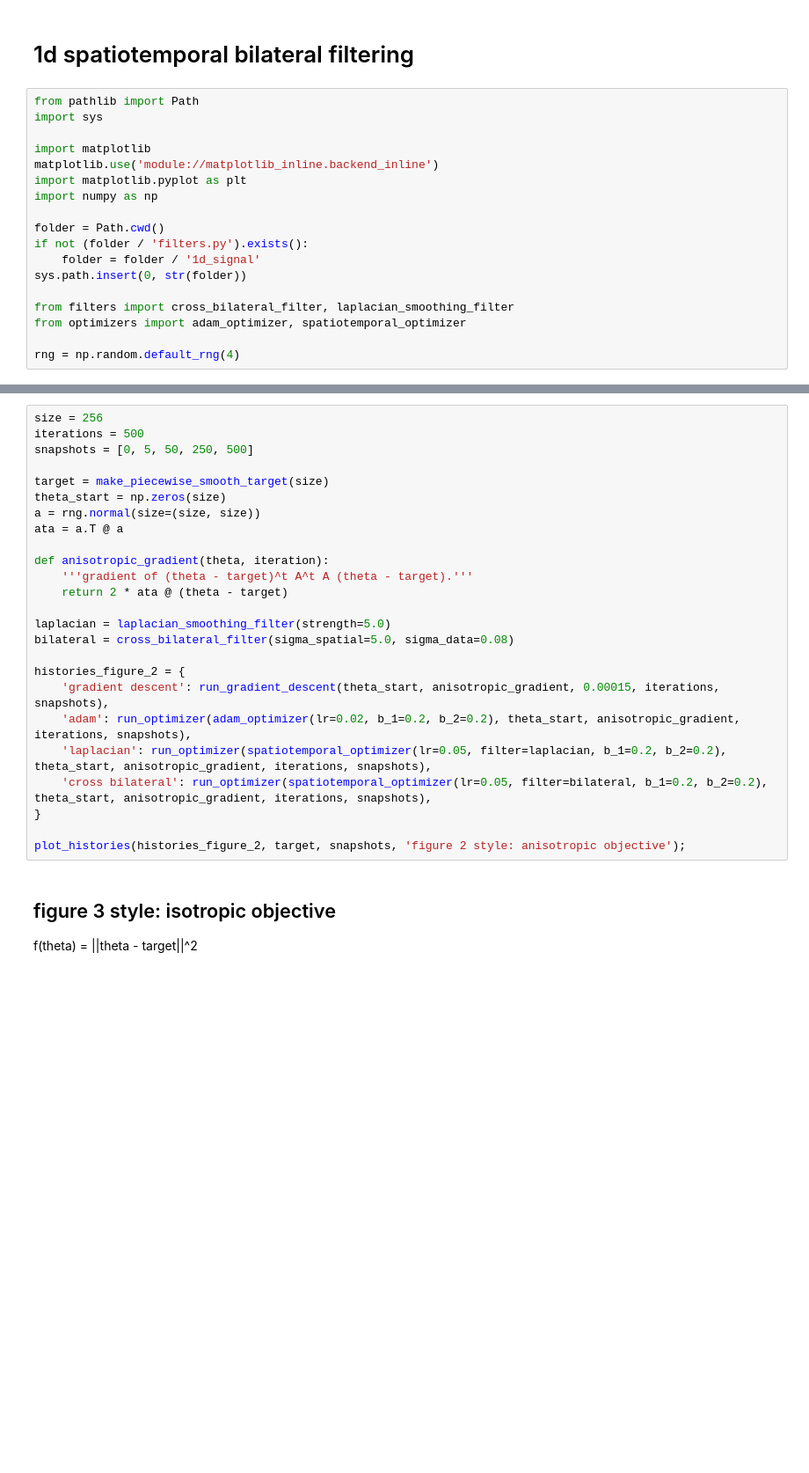
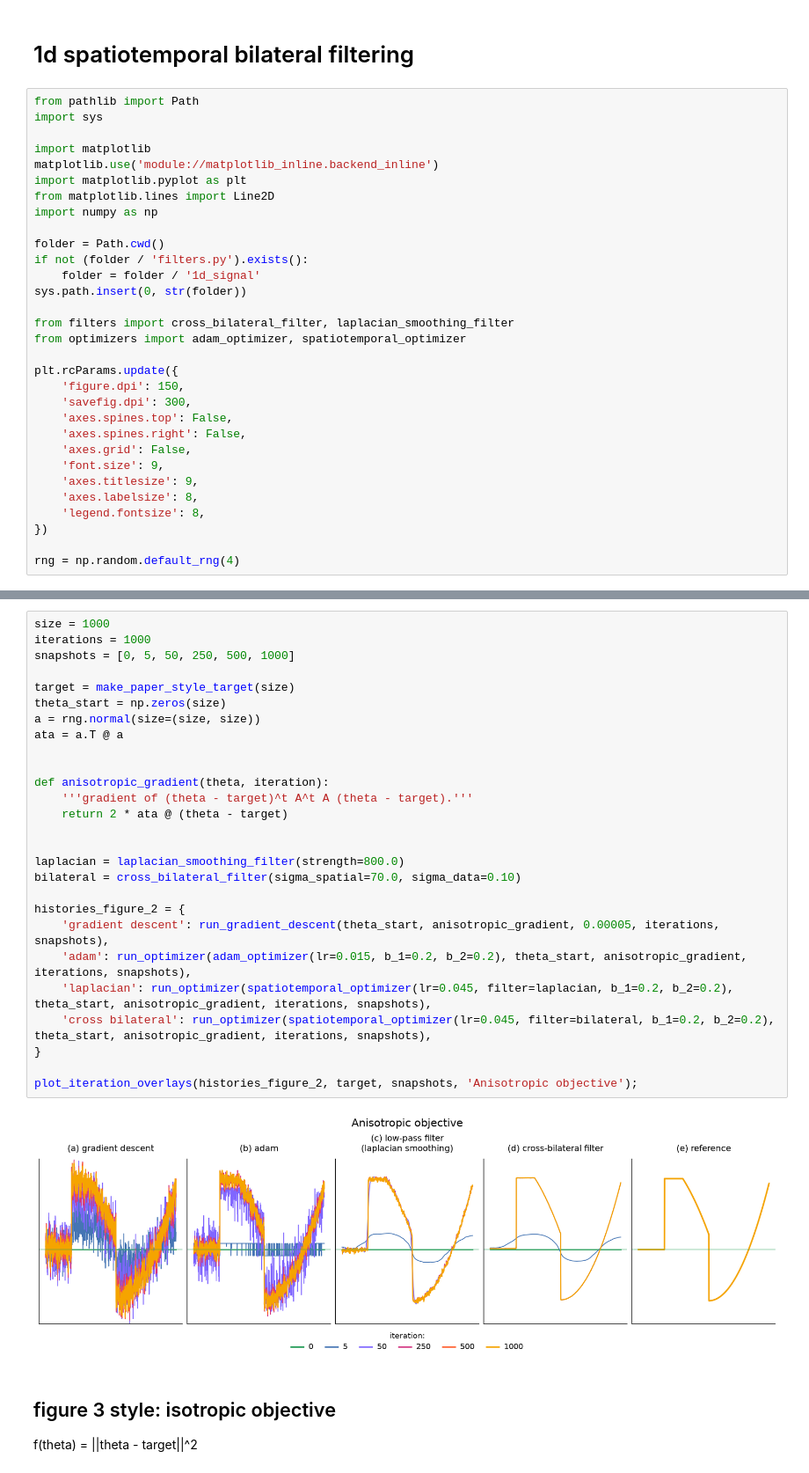
Before and after one commit to alanx1234/spatiotemporal-bilateral-gradient-filtering, a Jupyter notebook: 1d_signal/figures.ipynb, the cells around one changed output, grey strips where cells are left out. Shown at 88% size. Drawn from its saved outputs; the diff is of its cells as text; blank space fills up the shorter version.

Commit message:
add figures

```diff
--- a/1d_signal/figures.ipynb
+++ b/1d_signal/figures.ipynb
@@ -7,6 +7,7 @@ import sys
 import matplotlib
 matplotlib.use('module://matplotlib_inline.backend_inline')
 import matplotlib.pyplot as plt
+from matplotlib.lines import Line2D
 import numpy as np
 
 folder = Path.cwd()
@@ -17,5 +18,17 @@ sys.path.insert(0, str(folder))
 from filters import cross_bilateral_filter, laplacian_smoothing_filter
 from optimizers import adam_optimizer, spatiotemporal_optimizer
 
+plt.rcParams.update({
+    'figure.dpi': 150,
+    'savefig.dpi': 300,
+    'axes.spines.top': False,
+    'axes.spines.right': False,
+    'axes.grid': False,
+    'font.size': 9,
+    'axes.titlesize': 9,
+    'axes.labelsize': 8,
+    'legend.fontsize': 8,
+})
+
 rng = np.random.default_rng(4)
 # %%
@@ -77,28 +149,32 @@ def plot_histories(histories, target, snapshots, title):
 # %%
-size = 256
-iterations = 500
-snapshots = [0, 5, 50, 250, 500]
+size = 1000
+iterations = 1000
+snapshots = [0, 5, 50, 250, 500, 1000]
 
-target = make_piecewise_smooth_target(size)
+target = make_paper_style_target(size)
 theta_start = np.zeros(size)
 a = rng.normal(size=(size, size))
 ata = a.T @ a
+
 
 def anisotropic_gradient(theta, iteration):
     '''gradient of (theta - target)^t A^t A (theta - target).'''
     return 2 * ata @ (theta - target)
 
-laplacian = laplacian_smoothing_filter(strength=5.0)
-bilateral = cross_bilateral_filter(sigma_spatial=5.0, sigma_data=0.08)
+
+laplacian = laplacian_smoothing_filter(strength=800.0)
+bilateral = cross_bilateral_filter(sigma_spatial=70.0, sigma_data=0.10)
 
 histories_figure_2 = {
-    'gradient descent': run_gradient_descent(theta_start, anisotropic_gradient, 0.00015, iterations, snapshots),
-    'adam': run_optimizer(adam_optimizer(lr=0.02, b_1=0.2, b_2=0.2), theta_start, anisotropic_gradient, iterations, snapshots),
-    'laplacian': run_optimizer(spatiotemporal_optimizer(lr=0.05, filter=laplacian, b_1=0.2, b_2=0.2), theta_start, anisotropic_gradient, iterations, snapshots),
-    'cross bilateral': run_optimizer(spatiotemporal_optimizer(lr=0.05, filter=bilateral, b_1=0.2, b_2=0.2), theta_start, anisotropic_gradient, iterations, snapshots),
+    'gradient descent': run_gradient_descent(theta_start, anisotropic_gradient, 0.00005, iterations, snapshots),
+    'adam': run_optimizer(adam_optimizer(lr=0.015, b_1=0.2, b_2=0.2), theta_start, anisotropic_gradient, iterations, snapshots),
+    'laplacian': run_optimizer(spatiotemporal_optimizer(lr=0.045, filter=laplacian, b_1=0.2, b_2=0.2), theta_start, anisotropic_gradient, iterations, snapshots),
+    'cross bilateral': run_optimizer(spatiotemporal_optimizer(lr=0.045, filter=bilateral, b_1=0.2, b_2=0.2), theta_start, anisotropic_gradient, iterations, snapshots),
 }
 
-plot_histories(histories_figure_2, target, snapshots, 'figure 2 style: anisotropic objective');
+plot_iteration_overlays(histories_figure_2, target, snapshots, 'Anisotropic objective');
+# %% [output]
+[figure, added]
 # %% [markdown]
 ## figure 3 style: isotropic objective
 
```
Also changed, not shown: parts of 4 cells of this notebook, 1 other file.
